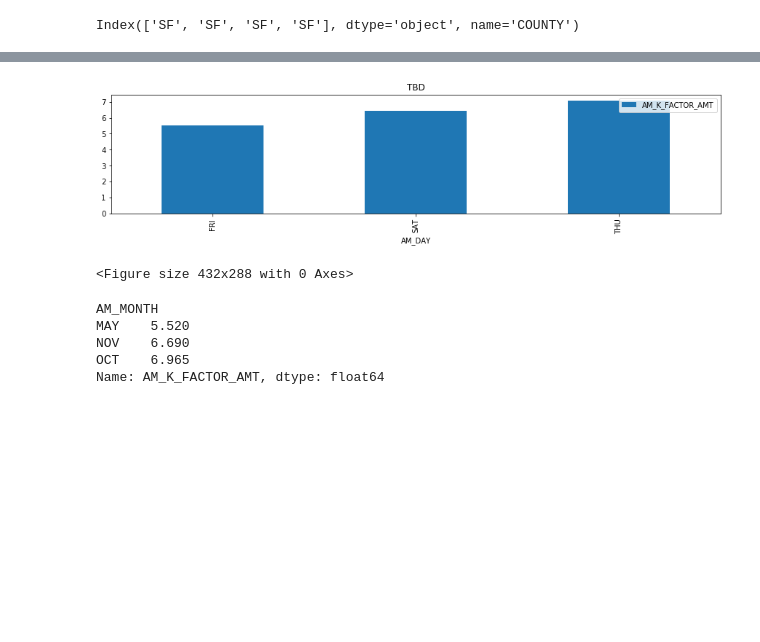
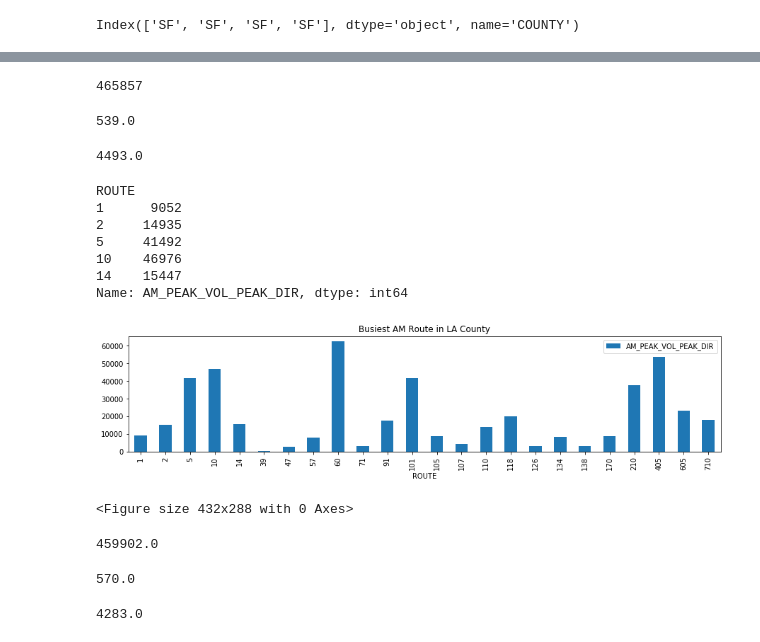
Before and after one commit to ujjwalthapa/California_traffic_analysis, a Jupyter notebook: california_analysis-TEAM.ipynb, the cells around one changed output, grey strips where cells are left out. Saved outputs shown, nothing was run; the diff lists cells and outputs as text; code cells hidden in the pictures; blank space fills up the shorter version.

```diff
--- a/california_analysis-TEAM.ipynb
+++ b/california_analysis-TEAM.ipynb
@@ -201,3 +195,0 @@ print(round(ca_dmv_peak_hours["PM_KD_FACTOR"].sum()))
-# %%
-R_type = ca_dmv_peak_hours.set_index('COUNTY')['PM_HOUR']
-R_type.value_counts()
@@ -484,0 +344,4 @@ Name: AM_K_FACTOR_AMT, dtype: float64
+# %%
+# Create a new DataFrame that looks into LA county
+La_df = ca_dmv_peak_hours.loc[ca_dmv_peak_hours["COUNTY"] == "LA"]
+La_df.head()
@@ -485,26 +374,66 @@ Name: AM_K_FACTOR_AMT, dtype: float64
+# %%
+# LA DAY (AM_SUMMARIES)
+#print AM_PEAK_VOL_PEAK_DIR_AMT
+i = (round(La_df["AM_PEAK_VOL_PEAK_DIR"].sum()))
+i
+# %% [output]
+465857
+# %%
+#print AM_k_FACTOR_AMT (AM_SUMMARIES)
+j = (round(La_df["AM_K_FACTOR_AMT"].sum()))
+j
+# %% [output]
+539.0
+# %%
+#print AM_D_FACTOR (AM_SUMMARIES)
+k = (round(La_df["AM_D_FACTOR_AMT"].sum()))
+k
+# %% [output]
+4493.0
+# %%
+# Calculate for Busiest LA AM Routes
+La_Peak_AM = La_df.groupby(["ROUTE"])["AM_PEAK_VOL_PEAK_DIR"].sum()
+
+La_Peak_AM.head()
+# %% [output]
+ROUTE
+1      9052
+2     14935
+5     41492
+10    46976
+14    15447
+Name: AM_PEAK_VOL_PEAK_DIR, dtype: int64
 # %%
-AM_K .plot(kind="bar", figsize=(15,3))
+La_Peak_AM.plot(kind="bar", figsize=(15,3))
 plt.hlines
 # Set a title for the chart
-plt.title("TBD")
+plt.title("Busiest AM Route in LA County")
 
 #Add the legend.
 legend = plt.legend(loc = "upper right")
 
 
 plt.show()
 plt.tight_layout()
 # %% [output]
-[figure, old version]
+[figure, new version]
 <Figure size 432x288 with 0 Axes>
-# %%
-# Calculate
-Pm_K = Sf_df.groupby(["AM_MONTH"])["AM_K_FACTOR_AMT"].mean()
-
-Pm_K.head()
-# %% [output]
-AM_MONTH
-MAY    5.520
-NOV    6.690
-OCT    6.965
-Name: AM_K_FACTOR_AMT, dtype: float64
+# %%
+# LA DAY (PM_SUMMARIES)
+#print AM_PEAK_VOL_PEAK_DIR_AMT
+l = (round(La_df["PM_WAY_PHV"].sum()))
+l
+# %% [output]
+459902.0
+# %%
+#print PM_k_FACTOR_AMT (PM_SUMMARIES)
+m = (round(La_df["PM_K_FACTOR_AMT"].sum()))
+m
+# %% [output]
+570.0
+# %%
+#print AM_D_FACTOR (PM_SUMMARIES)
+n = (round(La_df["PM_D_FACTOR_AMT"].sum()))
+n
+# %% [output]
+4283.0
```
Also changed, not shown: parts of 44 cells of this notebook.
